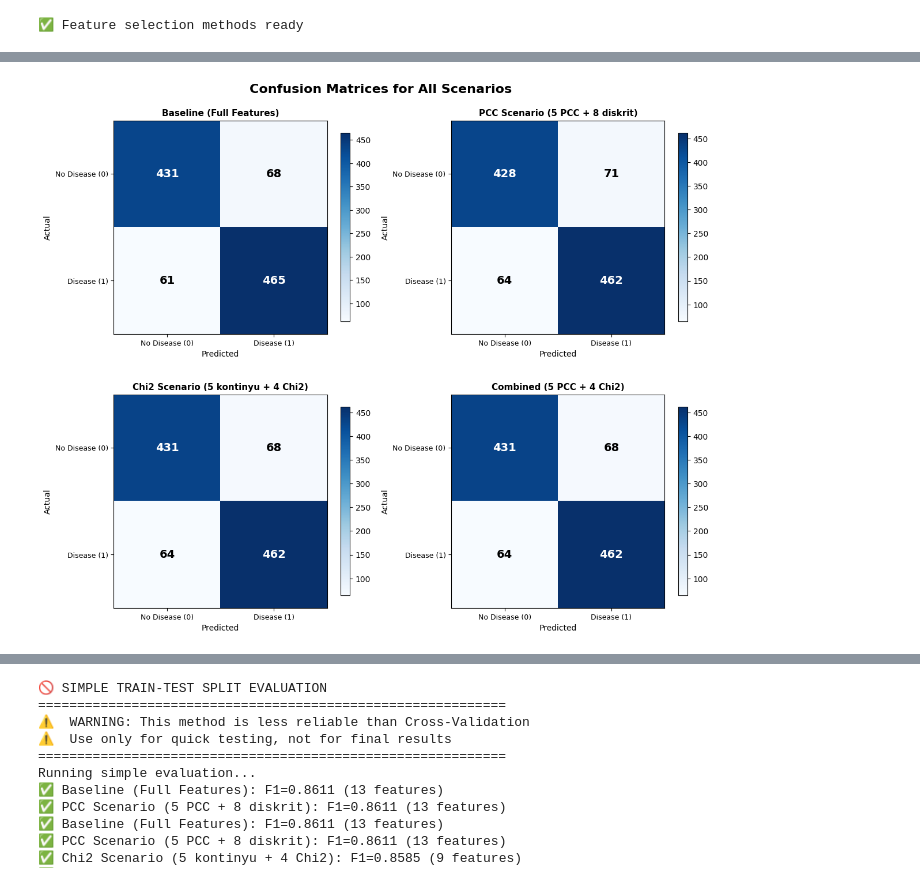
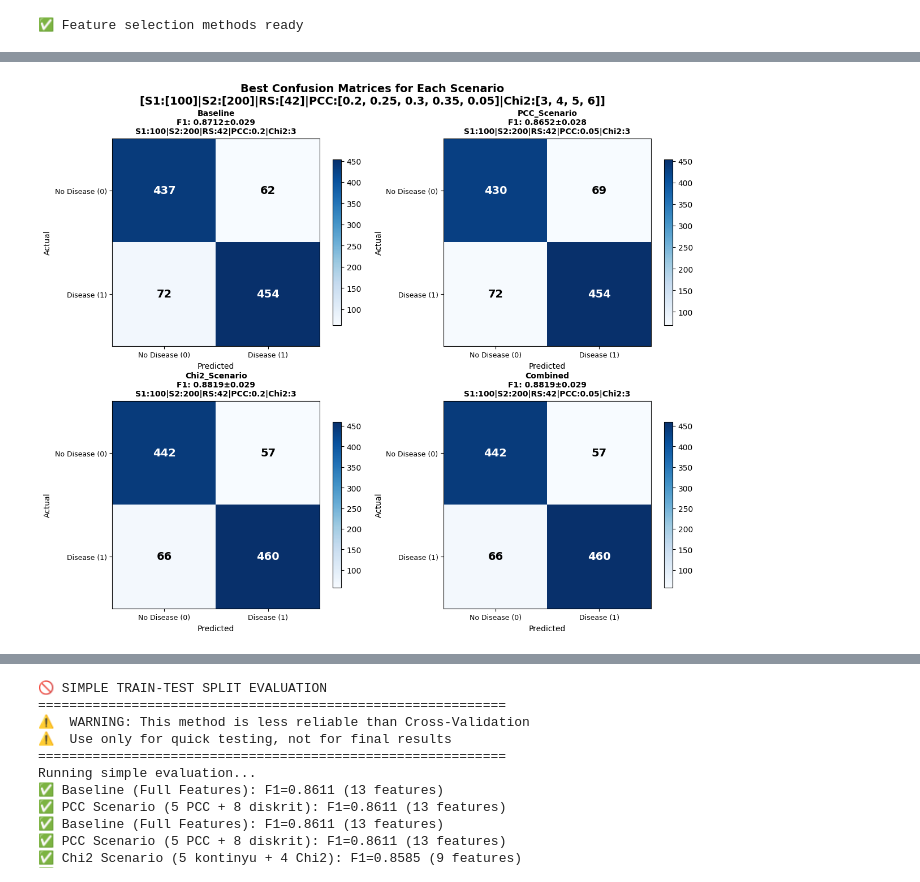
Before and after one commit to Vendot/ETC-XGB-PCC-Chi-Square, a Jupyter notebook: ETCXGB_FS.ipynb, the cells around one changed output, grey strips where cells are left out. Drawn from its saved outputs; the diff is of its cells as text; code cells hidden in the pictures.

```diff
--- a/ETCXGB_FS.ipynb
+++ b/ETCXGB_FS.ipynb
@@ -21,7 +21,7 @@ print("=" * 55)
 =======================================================
 # %%
 # 📊 DATA LOADING & DUPLICATE ANALYSIS
-df_original = pd.read_csv('dataset.csv')
+df_original = pd.read_csv('resampled_dataset.csv')
 duplicates = df_original.duplicated().sum()
 duplicate_pct = (duplicates / len(df_original)) * 100
 
@@ -79,10 +77,10 @@ print("✅ Feature selection methods ready")
 # 🤖 ETCXGB HYBRID MODEL CONFIGURATION - MULTIPLE SCENARIOS
 # =============================================================
 # 📝 UBAH PARAMETER ARRAYS DI SINI UNTUK MULTIPLE SKENARIO:
-ETC_STAGE1_ESTIMATORS_LIST = [100, 150, 200]        # Array jumlah estimators untuk ETC stage 1
-ETC_STAGE2_ESTIMATORS_LIST = [150, 200, 250]        # Array jumlah estimators untuk ETC stage 2
-RANDOM_STATE_LIST = [42, 123, 456]                  # Array random state untuk reproducibility
-PCC_THRESHOLD_LIST = [0.1, 0.15, 0.2, 0.25]       # Array threshold untuk PCC selection
+ETC_STAGE1_ESTIMATORS_LIST = [100]        # Array jumlah estimators untuk ETC stage 1
+ETC_STAGE2_ESTIMATORS_LIST = [200]        # Array jumlah estimators untuk ETC stage 2
+RANDOM_STATE_LIST = [42]                  # Array random state untuk reproducibility
+PCC_THRESHOLD_LIST = [0.2, 0.25, 0.3, 0.35, .05]       # Array threshold untuk PCC selection
 CHI2_K_LIST = [3, 4, 5, 6]                         # Array jumlah fitur terbaik untuk Chi2 selection
 
 print("🤖 PARAMETER ARRAYS KONFIGURASI:")
@@ -187,7 +185,7 @@ def evaluate_scenario_with_params(features, scenario_name, stage1_est, stage2_es
     # Confusion matrix storage
     total_cm = np.zeros((2, 2))
 
-    skf = StratifiedKFold(n_splits=5, shuffle=True, random_state=rand_state)
+    skf = StratifiedKFold(n_splits=N_SPLITS, shuffle=True, random_state=rand_state)
 
     for train_idx, test_idx in skf.split(X_selected, y):
         X_train, X_test = X_selected.iloc[train_idx], X_selected.iloc[test_idx]
@@ -821,20 +822,42 @@ Baseline        S1:100|S2:150|RS:42|P...  13       0.8722±0.014 0.8786±0.025 0
 # %%
-# 📊 VISUAL CONFUSION MATRICES
-print("📊 VISUAL CONFUSION MATRICES")
-print("=" * 50)
+# 📊 VISUAL CONFUSION MATRICES - BEST FROM EACH SCENARIO TYPE
+print("📊 VISUAL CONFUSION MATRICES - BEST FROM EACH SCENARIO TYPE")
+print("=" * 60)
+
+# Get best result from each unique scenario type
+unique_scenarios = results_df['Scenario'].unique()
+best_results = []
+
+for scenario in unique_scenarios:
+    scenario_data = results_df[results_df['Scenario'] == scenario]
+    best_idx = scenario_data['F1_Mean'].idxmax()
+    best_results.append(scenario_data.loc[best_idx])
 
 # Create visualization for confusion matrices
-fig, axes = plt.subplots(2, 2, figsize=(12, 10))
-fig.suptitle('Confusion Matrices for All Scenarios', fontsize=16, fontweight='bold')
+n_scenarios = len(best_results)
+cols = 2
+rows = (n_scenarios + 1) // 2
 
-axes = axes.ravel()
+fig, axes = plt.subplots(rows, cols, figsize=(12, rows*5))
+param_config_suffix = f"[S1:{ETC_STAGE1_ESTIMATORS_LIST}|S2:{ETC_STAGE2_ESTIMATORS_LIST}|RS:{RANDOM_STATE_LIST}|PCC:{PCC_THRESHOLD_LIST}|Chi2:{CHI2_K_LIST}]"
+fig.suptitle(f'Best Confusion Matrices for Each Scenario\n{param_config_suffix}', fontsize=14, fontweight='bold')
 
-for i, (_, row) in enumerate(results_df.iterrows()):
+if rows == 1:
+    axes = [axes] if cols == 1 else axes
+else:
+    axes = axes.ravel()
+
+for i, row in enumerate(best_results):
+    if i >= len(axes):
+        break
+
     cm = row['Confusion_Matrix']
 
     # Create heatmap
     im = axes[i].imshow(cm, interpolation='nearest', cmap='Blues')
-    axes[i].set_title(row['Scenario'], fontsize=11, fontweight='bold')
+    param_str = f"S1:{row['Stage1_Estimators']}|S2:{row['Stage2_Estimators']}|RS:{row['Random_State']}|PCC:{row['PCC_Threshold']}|Chi2:{row['Chi2_K']}"
+    axes[i].set_title(f"{row['Scenario']}\nF1: {row['F1_Mean']:.4f}±{row['F1_Std']:.3f}\n{param_str}",
+                     fontsize=10, fontweight='bold')
 
     # Add text annotations
     thresh = cm.max() / 2.
@@ -856,41 +879,43 @@ for i, (_, row) in enumerate(results_df.iterrows()):
     # Add colorbar
     plt.colorbar(im, ax=axes[i], shrink=0.8)
 
+# Hide unused subplots
+for i in range(len(best_results), len(axes)):
+    axes[i].set_visible(False)
+
 plt.tight_layout()
 plt.show()
 
-# 📈 METRICS COMPARISON VISUALIZATION
-print(f"\n📈 DETAILED METRICS COMPARISON")
-print("=" * 50)
+# 📈 METRICS COMPARISON VISUALIZATION - BEST FROM EACH SCENARIO
+print(f"\n📈 DETAILED METRICS COMPARISON - BEST FROM EACH SCENARIO")
+print("=" * 60)
 
-# Create metrics comparison visualization
+# Create metrics comparison visualization using best results from each scenario
 fig, axes = plt.subplots(2, 3, figsize=(15, 10))
-fig.suptitle('Performance Metrics Comparison Across All Scenarios', fontsize=16, fontweight='bold')
+fig.suptitle(f'Performance Metrics Comparison - Best from Each Scenario\n{param_config_suffix}', fontsize=14, fontweight='bold')
 
 metrics = ['Accuracy', 'Precision', 'Recall', 'Specificity', 'F1']
-metric_means = [
-    results_df['Accuracy_Mean'], results_df['Precision_Mean'],
-    results_df['Recall_Mean'], results_df['Specificity_Mean'], results_df['F1_Mean']
-]
-metric_stds = [
-    results_df['Accuracy_Std'], results_df['Precision_Std'],
-    results_df['Recall_Std'], results_df['Specificity_Std'], results_df['F1_Std']
-]
+metric_cols = ['Accuracy_Mean', 'Precision_Mean', 'Recall_Mean', 'Specificity_Mean', 'F1_Mean']
+metric_std_cols = ['Accuracy_Std', 'Precision_Std', 'Recall_Std', 'Specificity_Std', 'F1_Std']
 
-colors = ['#FF6B6B', '#4ECDC4', '#45B7D1', '#96CEB4']
+best_results_df = pd.DataFrame(best_results)
+colors = ['#FF6B6B', '#4ECDC4', '#45B7D1', '#96CEB4'][:len(best_results)]
 
-for i, (metric, mean_vals, std_vals) in enumerate(zip(metrics, metric_means, metric_stds)):
+for i, (metric, mean_col, std_col) in enumerate(zip(metrics, metric_cols, metric_std_cols)):
     row, col = divmod(i, 3)
     ax = axes[row, col]
 
-    bars = ax.bar(range(len(results_df)), mean_vals, yerr=std_vals,
+    mean_vals = best_results_df[mean_col]
+    std_vals = best_results_df[std_col]
+    scenario_names = [s.replace('_Scenario', '').replace('_', ' ') for s in best_results_df['Scenario']]
+
+    bars = ax.bar(range(len(best_results_df)), mean_vals, yerr=std_vals,
                   capsize=5, alpha=0.8, color=colors)
 
     ax.set_title(f'{metric} Comparison', fontsize=12, fontweight='bold')
     ax.set_ylabel(metric, fontsize=10)
-    ax.set_xticks(range(len(results_df)))
-    ax.set_xticklabels([s.split('(')[0].strip() for s in results_df['Scenario']],
-                       rotation=45, ha='right', fontsize=9)
+    ax.set_xticks(range(len(best_results_df)))
+    ax.set_xticklabels(scenario_names, rotation=45, ha='right', fontsize=9)
     ax.grid(axis='y', alpha=0.3)
 
     # Add value labels on bars
@@ -904,5 +929,8 @@ axes[1, 2].remove()
 plt.tight_layout()
 plt.show()
 
+plt.tight_layout()
+plt.show()
+
 print("✅ Visual analysis completed")
 # %% [output]
@@ -911 +939 @@ print("✅ Visual analysis completed")
-[figure, old version]
+[figure, new version]
```
Also changed, not shown: parts of 16 cells of this notebook, 6 other files.
